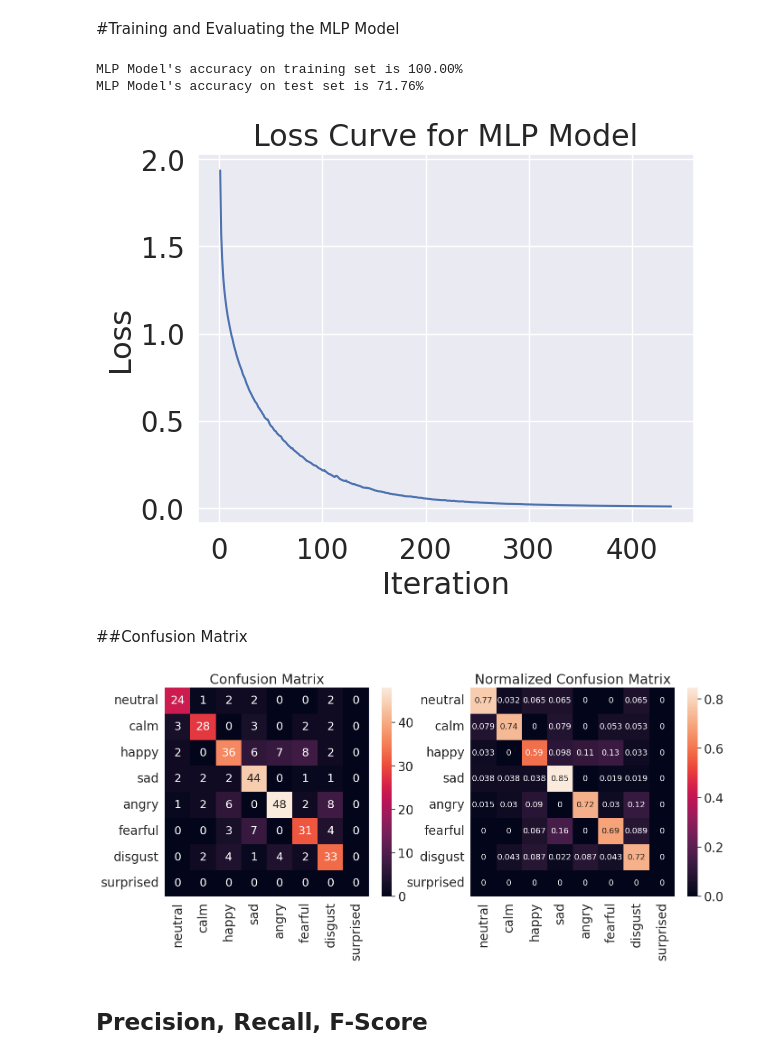
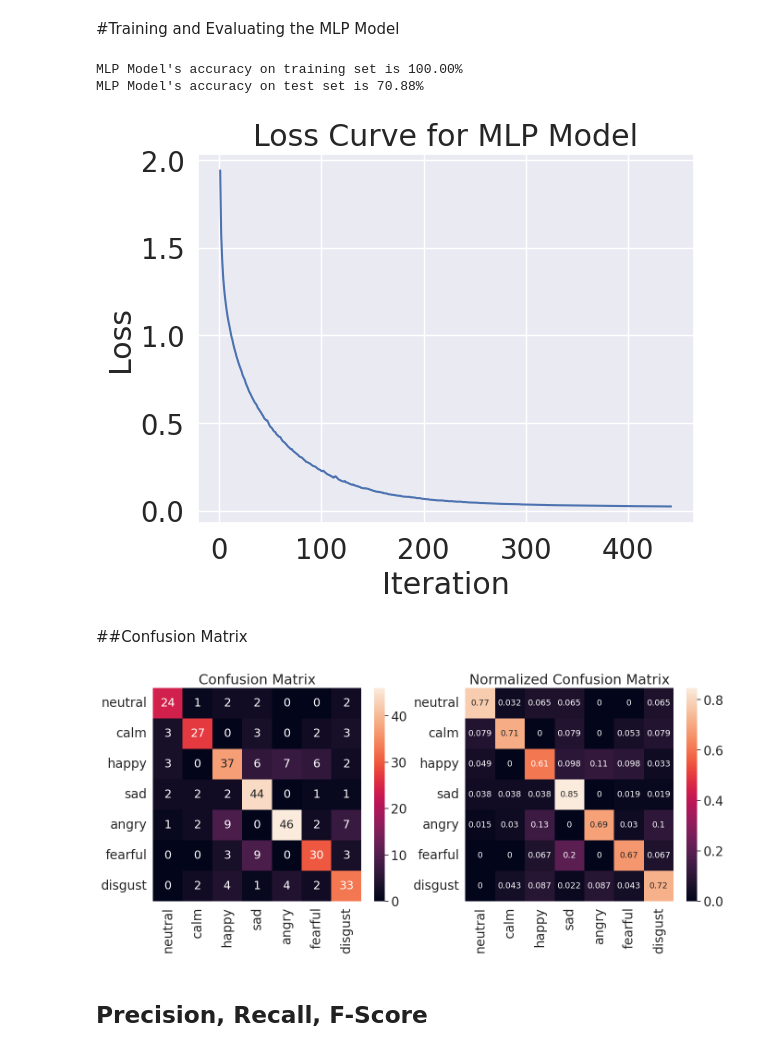
Before and after one commit to SorrenJ/Week4-Neural_Network, a Jupyter notebook: Week4__Neural_Networks.ipynb, the cells around one changed output. Drawn from its saved outputs; the diff is of its cells as text; code cells hidden in the pictures.

```diff
--- a/Week4__Neural_Networks.ipynb
+++ b/Week4__Neural_Networks.ipynb
@@ -1545,7 +1468,7 @@ X_train_scaled, X_test_scaled, y_train, y_test = train_test_split(
 model = MLPClassifier(
     activation='relu',
     solver='adam',
-    alpha=0.001,
+    alpha=0.01,
     batch_size=256,
     hidden_layer_sizes=(300,),
     learning_rate='adaptive',
@@ -1559,7 +1482,7 @@ print(f'MLP Model\'s accuracy on training set is {100*model.score(X_train_scaled
 print(f'MLP Model\'s accuracy on test set is {100*model.score(X_test_scaled, y_test):.2f}%')
 # %% [output]
 MLP Model's accuracy on training set is 100.00%
-MLP Model's accuracy on test set is 71.76%
+MLP Model's accuracy on test set is 70.88%
 # %%
 plt.figure()
 plt.plot([num for num in range(1,model.n_iter_ +1)], model.loss_curve_)
@@ -1568,7 +1491,7 @@ plt.ylabel('Loss')
 plt.xlabel('Iteration')
 plt.show()
 # %% [output]
-[figure, old version]
+[figure, new version]
 # %% [markdown]
 ##Confusion Matrix
 # %%
@@ -1576,36 +1499,36 @@ from sklearn.metrics import confusion_matrix
 import seaborn as sn # I like seaborn's confusion matrix over sklearn's default
 
 # get predictions on test set
-test_emotion_predictions = model.predict(X_test)
+test_emotion_predictions = model.predict(X_test_scaled)
 test_emotion_groundtruth = y_test
 
 # set labels for matrix axes from emotions
-emotion_list =['neutral','calm','happy','sad','angry','fearful','disgust','surprised']
+emotion_list =['neutral','calm','happy','sad','angry','fearful','disgust']
 emotion_name = [emotion for emotion in emotion_list]
 
 # build confusion matrix and normalized confusion matrix
 conf_matrix = confusion_matrix(test_emotion_groundtruth, test_emotion_predictions, labels=emotion_list)
 conf_matrix_norm = confusion_matrix(test_emotion_groundtruth, test_emotion_predictions,normalize='true', labels=emotion_list)
 
 
 
 # make a confusion matrix with labels using a DataFrame
 confmatrix_df = pd.DataFrame(conf_matrix, index=emotion_name, columns=emotion_name)
 confmatrix_df_norm = pd.DataFrame(conf_matrix_norm, index=emotion_name, columns=emotion_name)
 
 # plot confusion matrices
 plt.figure(figsize=(16,6))
 sn.set(font_scale=1.8) # emotion label and title size
 plt.subplot(1,2,1)
 plt.title('Confusion Matrix')
 sn.heatmap(confmatrix_df, annot=True, annot_kws={"size": 18}) #annot_kws is value font
 plt.subplot(1,2,2)
 plt.title('Normalized Confusion Matrix')
 sn.heatmap(confmatrix_df_norm, annot=True, annot_kws={"size": 13}) #annot_kws is value font
 
 plt.show()
 # %% [output]
-[figure, old version]
+[figure, new version]
 # %% [markdown]
 ## Precision, Recall, F-Score
 # %%
```
Also changed, not shown: parts of 7 cells of this notebook.
